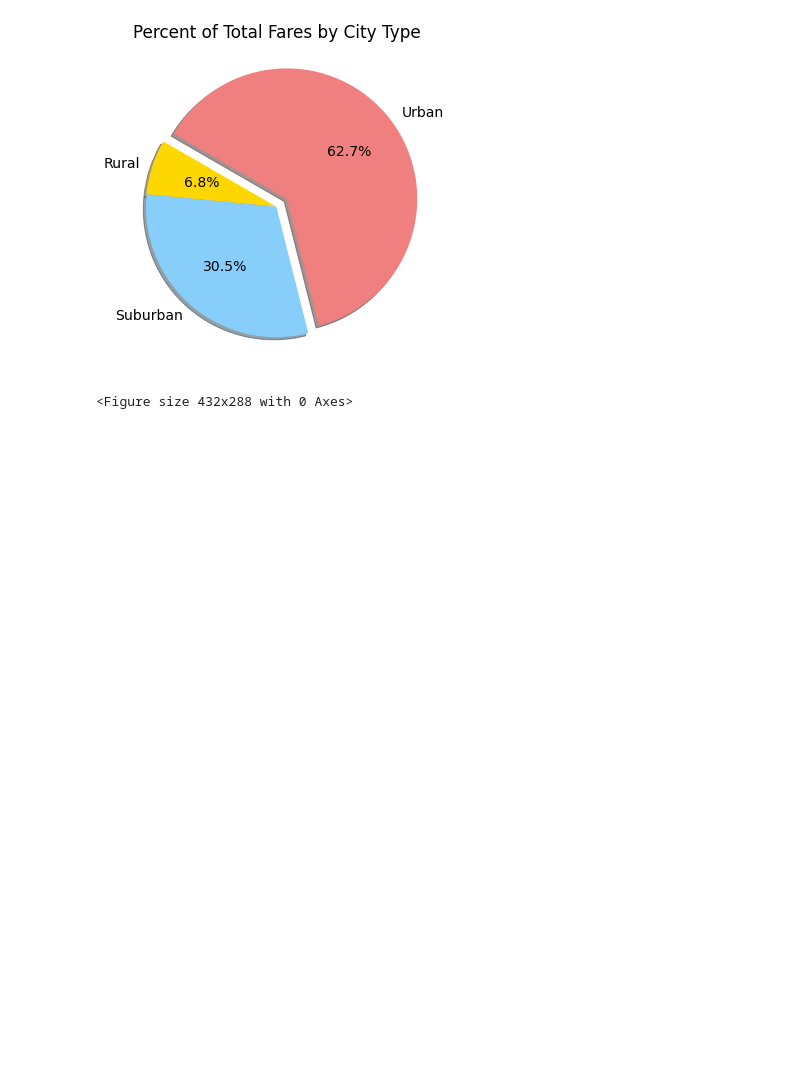
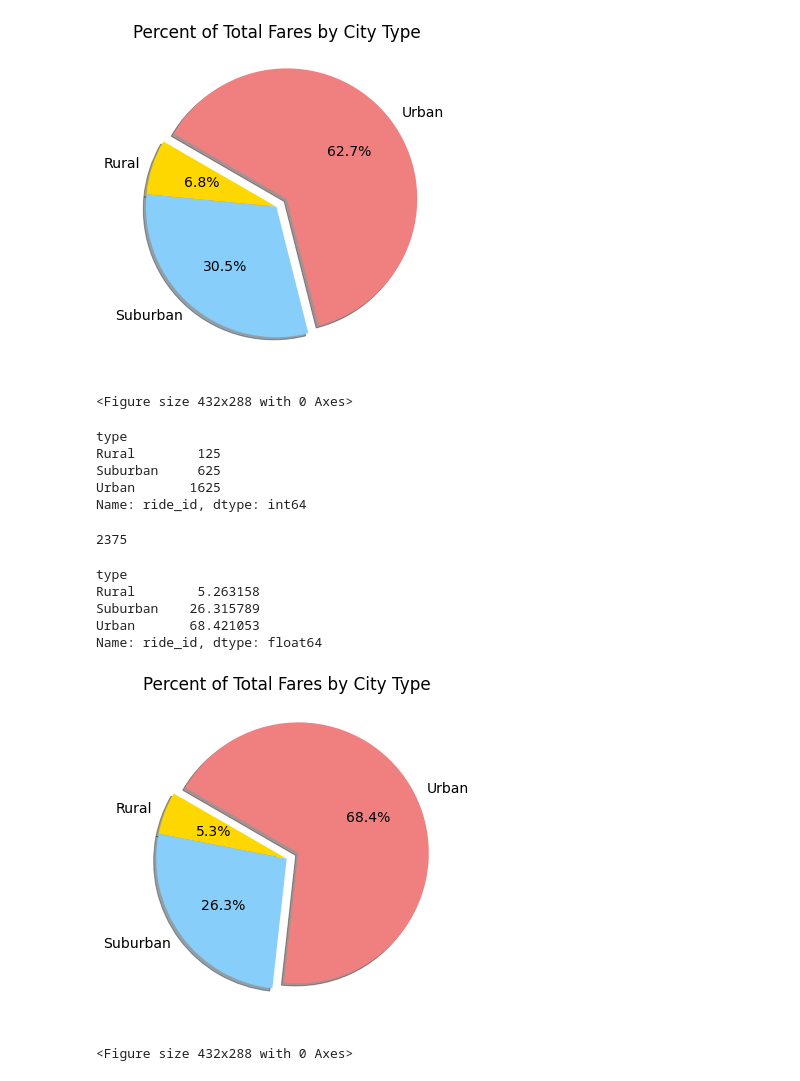
Before and after one commit to brandoncruzGU/PyBer_Analysis, a Jupyter notebook: PyBer.ipynb, the cells around one changed output. Cells and saved outputs as stored; diff of their text form; code cells hidden in the pictures; blank space fills up the shorter version.

Commit message:
Percent of Rides by City Type Pie Chart

```diff
--- a/PyBer.ipynb
+++ b/PyBer.ipynb
@@ -751,3 +751,47 @@ plt.savefig("Fig 5.png")
 # %% [output]
 [figure]
 <Figure size 432x288 with 0 Axes>
+# %%
+# Get the sum of the number of rides for each city type.
+sum_rides_by_type = pyber_data_df.groupby(["type"]).count()["ride_id"]
+sum_rides_by_type
+# %% [output]
+type
+Rural        125
+Suburban     625
+Urban       1625
+Name: ride_id, dtype: int64
+# %%
+#Find the total number of rides overall.
+total_rides = pyber_data_df["ride_id"].count()
+total_rides
+# %% [output]
+2375
+# %%
+#Calculate the percentage of rides per city type.
+percent_rides = 100*sum_rides_by_type/total_rides
+percent_rides
+# %% [output]
+type
+Rural        5.263158
+Suburban    26.315789
+Urban       68.421053
+Name: ride_id, dtype: float64
+# %%
+#Create the percentage of fares by city type pie chart.
+plt.subplots(figsize=(10, 6))
+plt.pie(percent_rides,
+        labels=["Rural", "Suburban", "Urban"],
+        colors=["gold","lightskyblue", "lightcoral"],
+        explode=[0, 0, 0.1],
+        autopct='%1.1f%%',
+        shadow=True, startangle=150)
+plt.title("Percent of Total Fares by City Type")
+mpl.rcParams['font.size']=14
+#Show figure
+plt.show()
+#Save figure
+plt.savefig("Fig 6.png")
+# %% [output]
+[figure, added]
+<Figure size 432x288 with 0 Axes>
```
Also changed, not shown: 1 other file.
